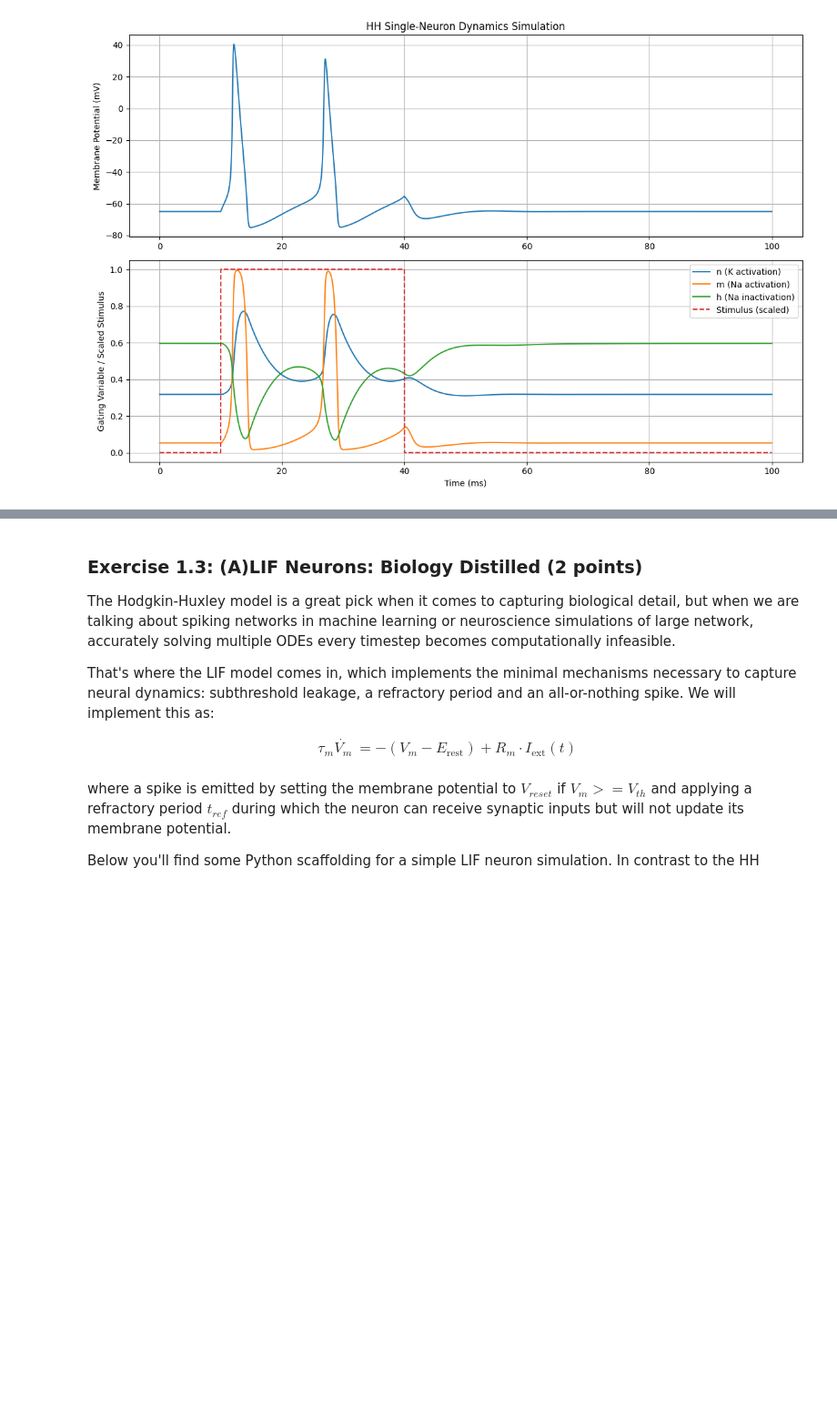
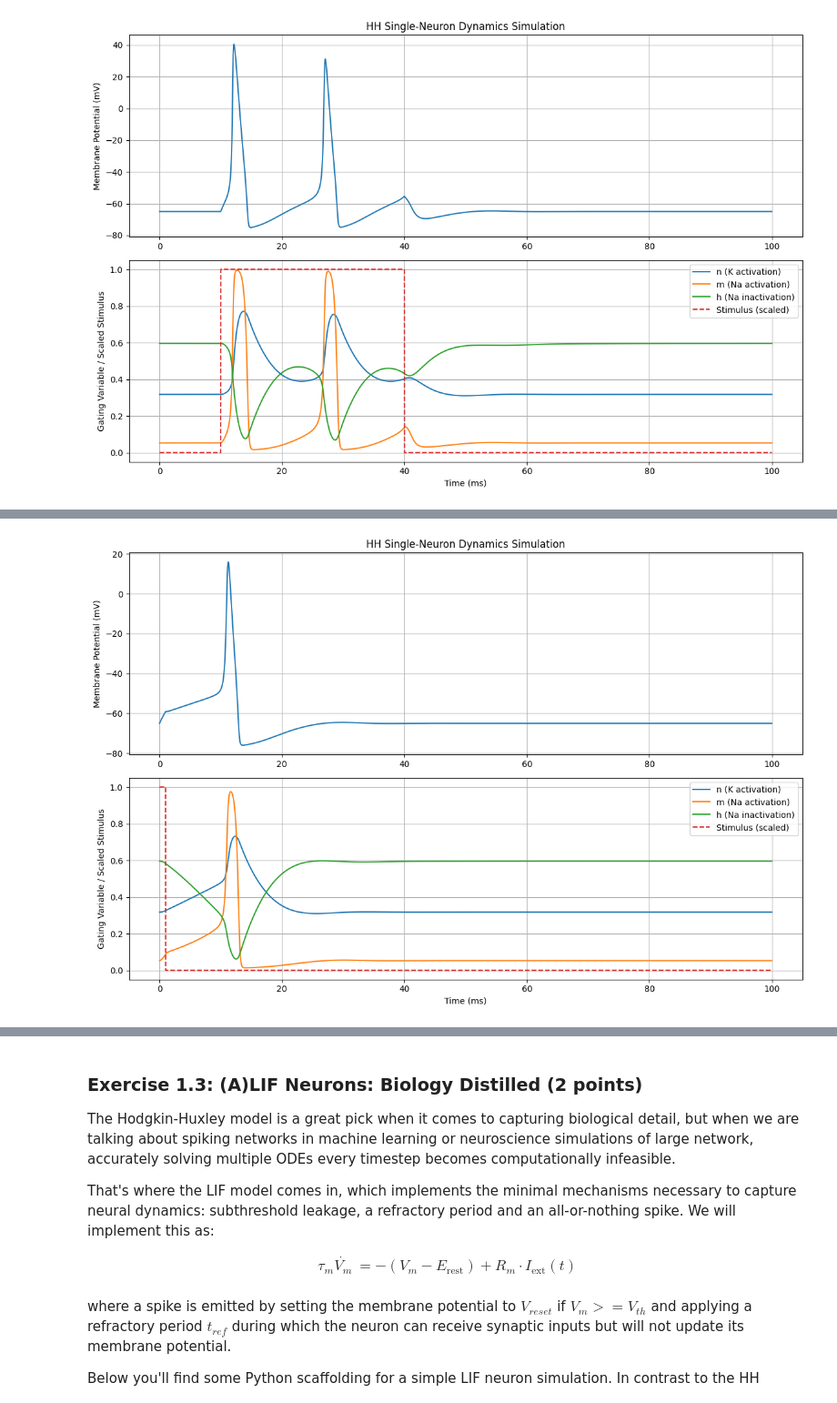
Before and after one commit to mustafaerdikararmaz/BICE, a Jupyter notebook: bice_ex_week5.ipynb, the cells around one changed output, grey strips where cells are left out. Shown at 91% size. Cells and saved outputs as stored; diff of their text form; code cells hidden in the pictures; blank space fills up the shorter version.

```diff
--- a/bice_ex_week5.ipynb
+++ b/bice_ex_week5.ipynb
@@ -259,13 +263,18 @@ the voltage.
 # %%
 # TODO: Implement your solutions in this cell, clone it if necessary
 
-sim_duration = 100.0  # Total simulation time (ms)
+sim_duration = 100.0 #(ms)  # Total simulation time (ms)
 time_step = 0.01  # Time step (ms) This cannot be any larger or Euler will collapse!
 num_steps = int(sim_duration / time_step)
+_1ms = int(num_steps/100)
 
 ext_current = np.zeros(num_steps)
-ext_current[...] = ...
+# create 1 ms periodic steps
+ext_current[0:_1ms] = 6.976
+#ext_current[0:2*_1ms] = 6.976 # for longer period
 
 # Run & plot
 voltage_trace, n_trace, m_trace, h_trace = simulate_hh(sim_duration, time_step, ext_current)
 plot_hh(sim_duration, time_step, voltage_trace, n_trace, m_trace, h_trace, ext_current)
+# %% [output]
+[figure, added]
```
Also changed, not shown: parts of 6 cells of this notebook.
